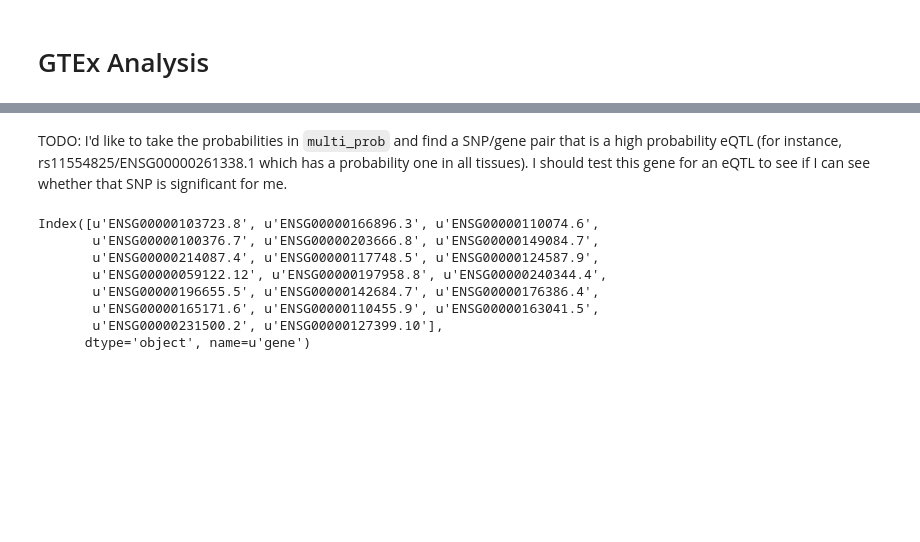
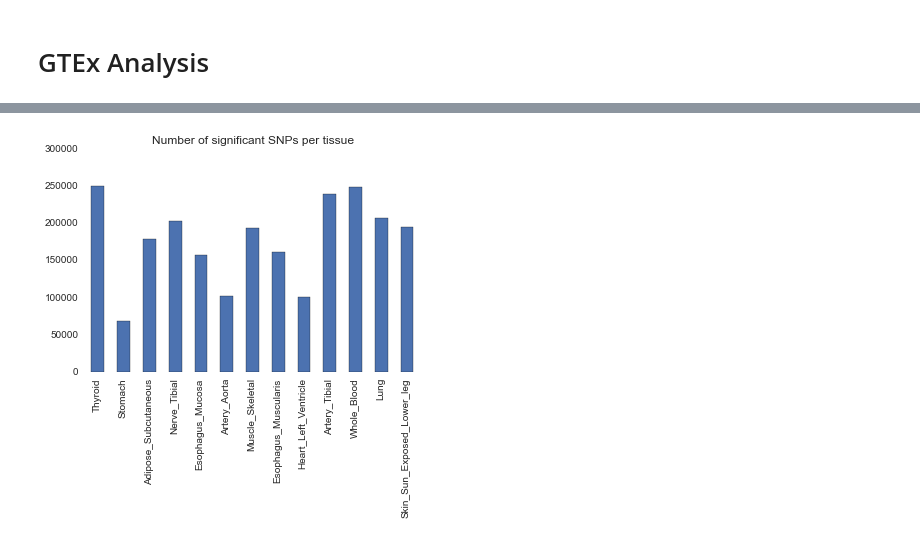
Before and after one commit to frazer-lab/cardips-ipsc-eqtl, a Jupyter notebook: notebooks/GTEx Analysis.ipynb, the cells around one changed output, grey strips where cells are left out. Drawn from its saved outputs; the diff is of its cells as text; code cells hidden in the pictures; blank space fills up the shorter version.

```diff
--- a/notebooks/GTEx Analysis.ipynb
+++ b/notebooks/GTEx Analysis.ipynb
@@ -22,3 +21,17 @@ gene_info = pd.read_table(cpy.gencode_gene_info, index_col=0)
 fn = ('/raid3/publicdata/gtex/Multi_tissue_eQTL_GTEx_Pilot_Phase_datasets/'
       'res_final_amean_com_genes_com_snps.txt')
 multi_probs = pd.read_table(fn, index_col=0)
+
+# Single tissue results.
+fns = glob.glob('/raid3/publicdata/gtex/*.eqtl')
+gtex_results = {}
+for fn in fns:
+    gtex_results[os.path.split(fn)[1].split('.')[0]] = pd.read_table(fn, index_col=0,
+                                                                     low_memory=False)
+
+# Single tissue expression matrices.
+fns = glob.glob('/raid3/publicdata/gtex/*.expr.txt')
+gtex_exp = {}
+for fn in fns:
+    gtex_exp[os.path.split(fn)[1].split('.')[0]] = pd.read_table(fn, index_col=0,
+                                                                low_memory=False)
@@ -56,2 +37,0 @@ Number of significant genes per tissue
-# %%
-df = results['Whole_Blood']
@@ -62,5 +37,0 @@ for t in results.values():
-# %% [markdown]
-TODO: I'd like to take the probabilities in `multi_prob` and find a SNP/gene pair that is
-a high probability eQTL (for instance, rs11554825/ENSG00000261338.1 which has a probability
-one in all tissues). I should test this gene for an eQTL to see if I can see whether that
-SNP is significant for me.
@@ -72,11 +37,0 @@ se.sort(ascending=False)
-# %%
-gene_info.ix[se.index].dropna().head(20).index
-# %% [output]
-Index([u'ENSG00000103723.8', u'ENSG00000166896.3', u'ENSG00000110074.6',
-       u'ENSG00000100376.7', u'ENSG00000203666.8', u'ENSG00000149084.7',
-       u'ENSG00000214087.4', u'ENSG00000117748.5', u'ENSG00000124587.9',
-       u'ENSG00000059122.12', u'ENSG00000197958.8', u'ENSG00000240344.4',
-       u'ENSG00000196655.5', u'ENSG00000142684.7', u'ENSG00000176386.4',
-       u'ENSG00000165171.6', u'ENSG00000110455.9', u'ENSG00000163041.5',
-       u'ENSG00000231500.2', u'ENSG00000127399.10'],
-      dtype='object', name=u'gene')
@@ -82,0 +52,7 @@ Index([u'ENSG00000103723.8', u'ENSG00000166896.3', u'ENSG00000110074.6',
+# %%
+se = pd.Series([df.shape[0] for df in gtex_results.values()],
+               index=gtex_results.keys())
+ax = se.plot(kind='bar')
+ax.set_title('Number of significant SNPs per tissue');
+# %% [output]
+[figure, added]
```
Also changed, not shown: parts of 16 cells of this notebook, 9 other files.
